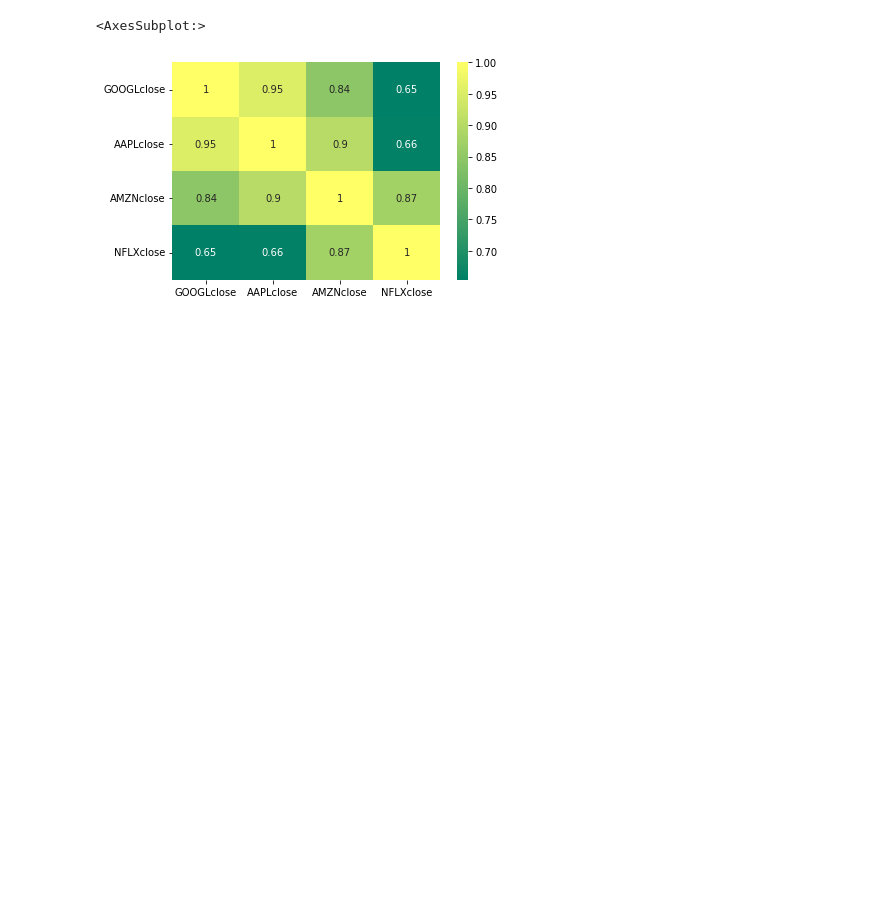
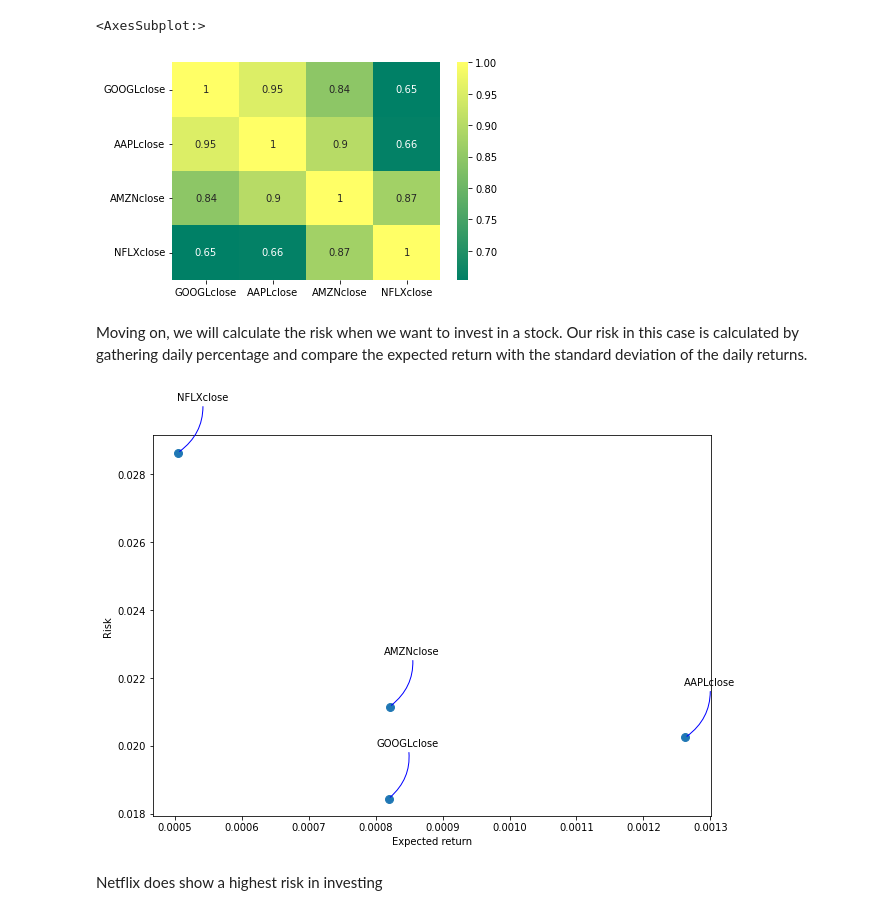
Before and after one commit to hungiee/Summer-Research, a Jupyter notebook: analyses.ipynb, the cells around one changed output. Saved outputs shown, nothing was run; the diff lists cells and outputs as text; code cells hidden in the pictures; blank space fills up the shorter version.

```diff
--- a/analyses.ipynb
+++ b/analyses.ipynb
@@ -123,3 +123,19 @@ sns.heatmap(techs.corr(), annot=True, cmap='summer')
 # %% [output]
 <AxesSubplot:>
 [figure]
+# %% [markdown]
+Moving on, we will calculate the risk when we want to invest in a stock. Our risk in this case is calculated by gathering daily percentage and compare the expected return with the standard deviation of the daily returns.
+# %%
+rets = tech_rets.dropna()
+area = np.pi * 20
+plt.figure(figsize=(10, 7))
+plt.scatter(rets.mean(), rets.std(), s=area)
+plt.xlabel('Expected return')
+plt.ylabel('Risk')
+for label, x, y in zip(rets.columns, rets.mean(), rets.std()):
+    plt.annotate(label, xy=(x, y), xytext=(50, 50), textcoords='offset points', ha='right', va='bottom',
+                 arrowprops=dict(arrowstyle='-', color='blue', connectionstyle='arc3,rad=-0.3'))
+# %% [output]
+[figure, added]
+# %% [markdown]
+Netflix does show a highest risk in investing
```
Also changed, not shown: 16 other files.
